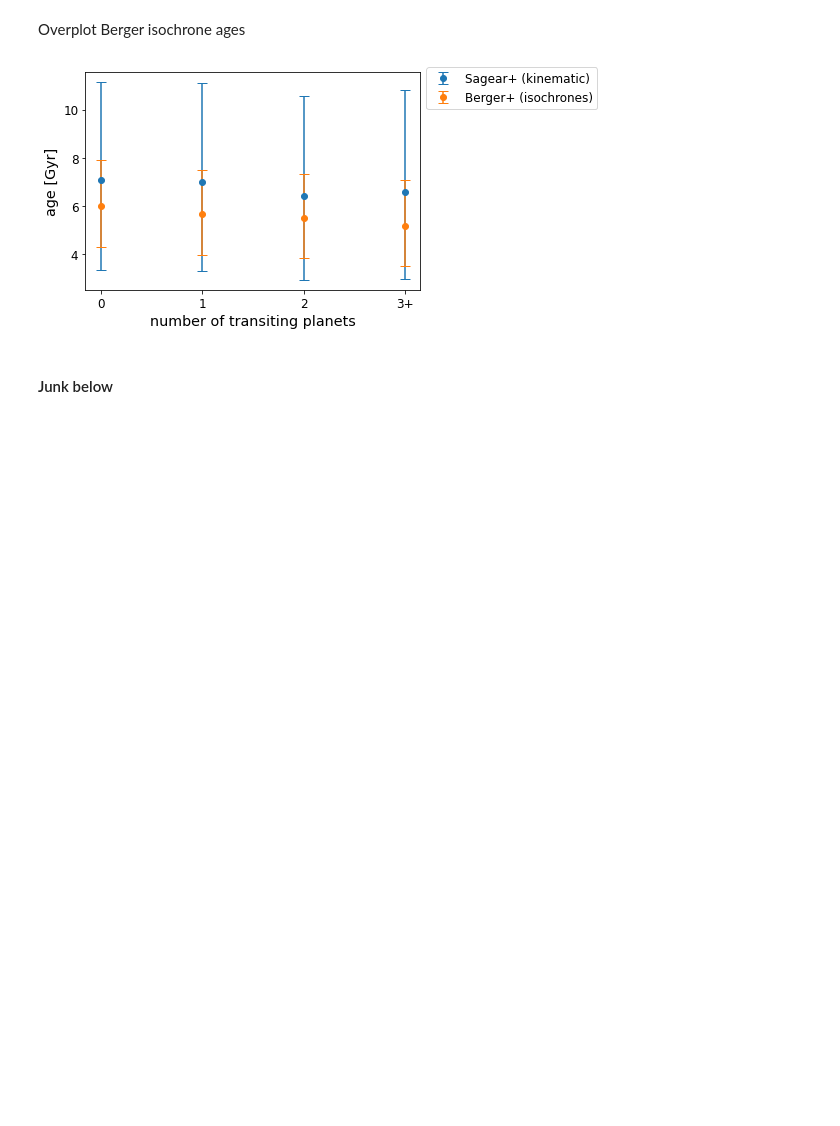
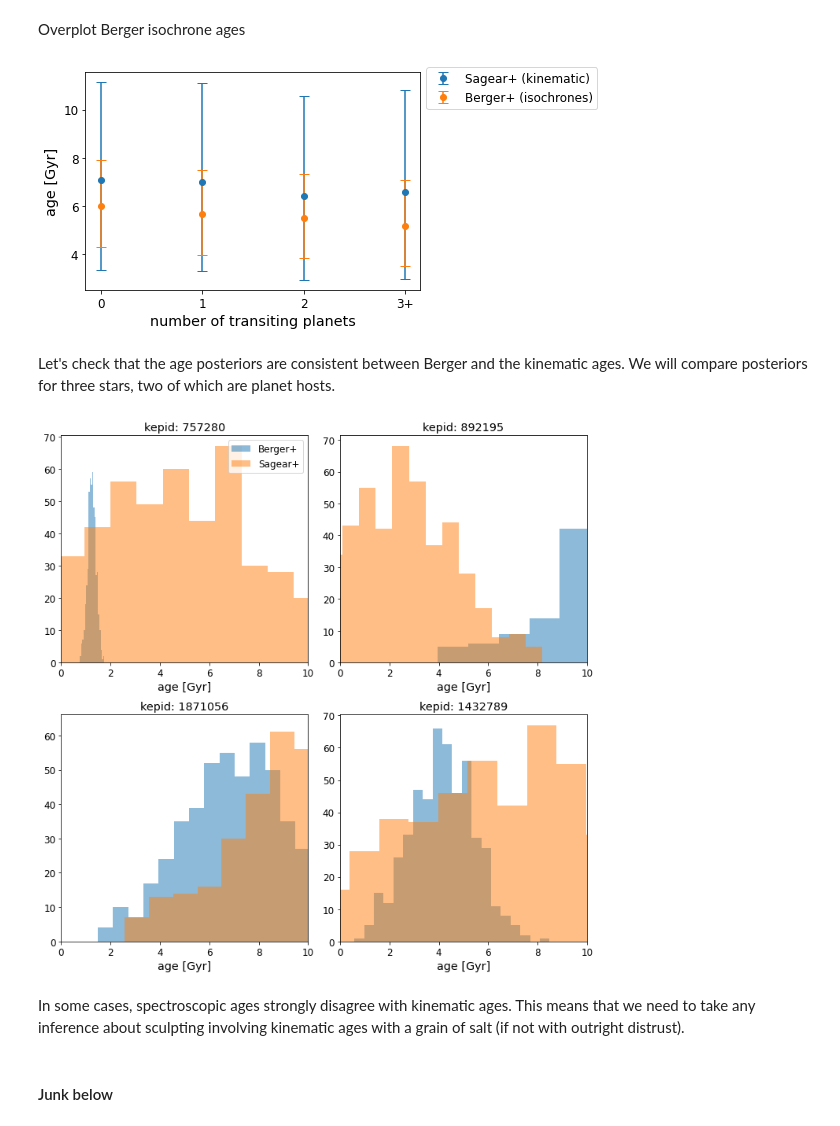
Before and after one commit to exoclam/mastrangelo, a Jupyter notebook: notebooks/analyze.ipynb, the cells around one changed output. Saved outputs shown, nothing was run; the diff lists cells and outputs as text; code cells hidden in the pictures; blank space fills up the shorter version.

```diff
--- a/notebooks/analyze.ipynb
+++ b/notebooks/analyze.ipynb
@@ -752,6 +752,57 @@ plt.legend(bbox_to_anchor=(1., 1.05))
 plt.show()
 # %% [output]
 [figure]
+# %% [markdown]
+Let's check that the age posteriors are consistent between Berger and the kinematic ages. We will compare posteriors for three stars, two of which are planet hosts.
+# %%
+f, ((ax1, ax2), (ax3, ax4)) = plt.subplots(2, 2, figsize=(10, 10))
+
+star1 = kinematic_berger.loc[kinematic_berger.kepid==757280]
+star2 = kinematic_berger.loc[kinematic_berger.kepid==892195]
+star3 = kinematic_planet_hosts.loc[planet_hosts.kepid==1871056].iloc[1]
+star4 = kinematic_planet_hosts.loc[planet_hosts.kepid==1432789].iloc[1]
+
+berger1 = np.random.normal(star1.iso_age, 0.5*(star1.iso_age_err1+np.abs(star1.iso_age_err2)), 500)
+berger2 = np.random.normal(star2.iso_age, 0.5*(star2.iso_age_err1+np.abs(star2.iso_age_err2)), 500)
+berger3 = np.random.normal(star3.iso_age, 0.5*(star3.iso_age_err1+np.abs(star3.iso_age_err2)), 500)
+berger4 = np.random.normal(star4.iso_age, 0.5*(star4.iso_age_err1+np.abs(star4.iso_age_err2)), 500)
+
+sagear1 = np.random.normal(star1.age50_MSTO, 0.5*(star1.age50_MSTO-star1.age16_MSTO + star1.age84_MSTO-star1.age50_MSTO), 500)
+sagear2 = np.random.normal(star2.age50_MSTO, 0.5*(star2.age50_MSTO-star2.age16_MSTO + star2.age84_MSTO-star2.age50_MSTO), 500)
+sagear3 = np.random.normal(star3.age50_MSTO, 0.5*(star3.age50_MSTO-star3.age16_MSTO + star3.age84_MSTO-star3.age50_MSTO), 500)
+sagear4 = np.random.normal(star4.age50_MSTO, 0.5*(star4.age50_MSTO-star4.age16_MSTO + star4.age84_MSTO-star4.age50_MSTO), 500)
+
+ax1.hist(berger1, bins=20, label='Berger+', alpha=0.5)
+ax1.hist(sagear1, bins=20, label='Sagear+', alpha=0.5)
+ax1.set_xlim([0, 10])
+ax1.legend()
+ax1.set_xlabel('age [Gyr]')
+ax1.set_title('kepid: 757280')
+
+ax2.hist(berger2, bins=20, label='Berger+', alpha=0.5)
+ax2.hist(sagear2, bins=20, label='Sagear+', alpha=0.5)
+ax2.set_xlim([0, 10])
+ax2.set_xlabel('age [Gyr]')
+ax2.set_title('kepid: 892195')
+
+ax3.hist(berger3, bins=20, label='Berger+', alpha=0.5)
+ax3.hist(sagear3, bins=20, label='Sagear+', alpha=0.5)
+ax3.set_xlim([0, 10])
+ax3.set_xlabel('age [Gyr]')
+ax3.set_title('kepid: 1871056')
+
+ax4.hist(berger4, bins=20, label='Berger+', alpha=0.5)
+ax4.hist(sagear4, bins=20, label='Sagear+', alpha=0.5)
+ax4.set_xlim([0, 10])
+ax4.set_xlabel('age [Gyr]')
+ax4.set_title('kepid: 1432789')
+
+plt.tight_layout()
+plt.show()
+# %% [output]
+[figure, added]
+# %% [markdown]
+In some cases, spectroscopic ages strongly disagree with kinematic ages. This means that we need to take any inference about sculpting involving kinematic ages with a grain of salt (if not with outright distrust).
 # %% [markdown]
 #### Junk below
 # %%
```
Also changed, not shown: 4 other files.
